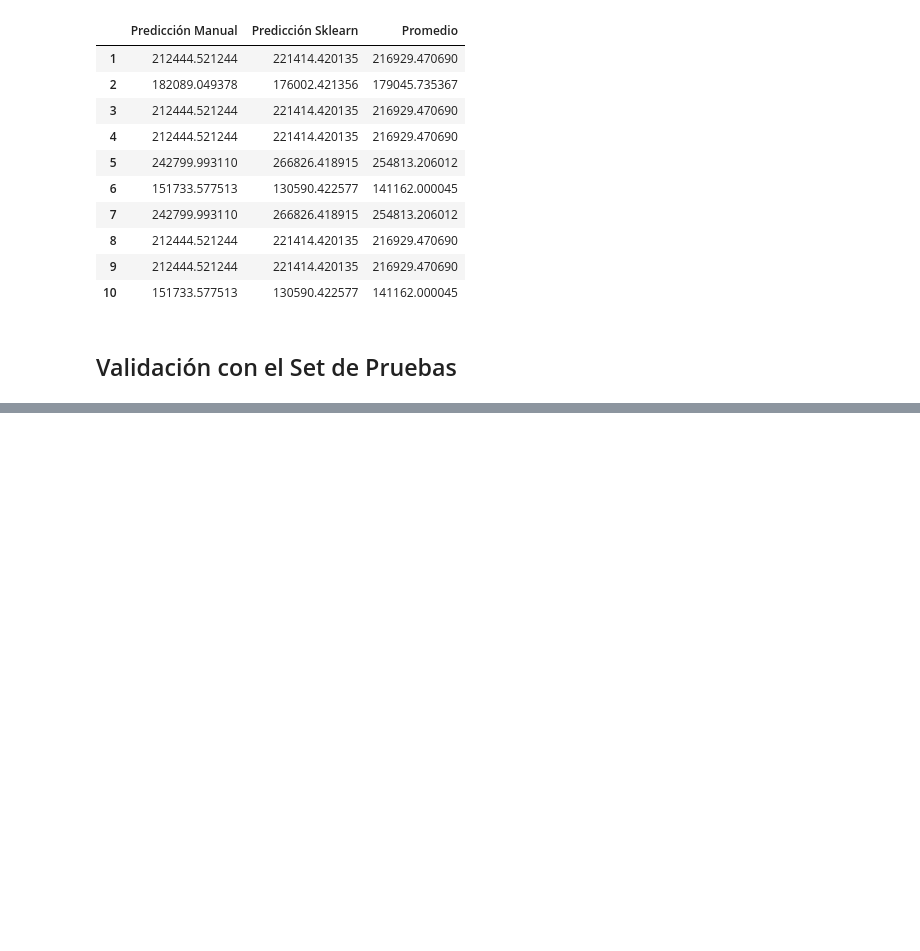
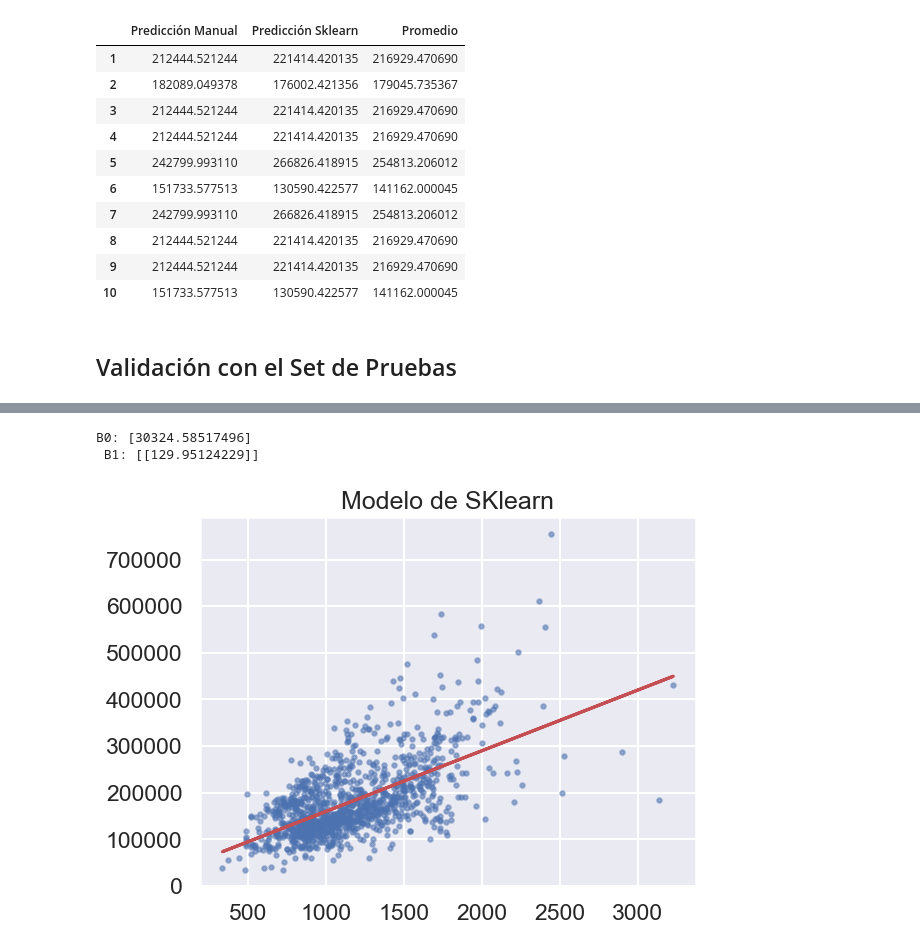
Before and after one commit to CarlosRisch/ProyectoRegresion, a Jupyter notebook: Proyecto1_RegresionLineal.ipynb, the cells around one changed output, grey strips where cells are left out. Drawn from its saved outputs; the diff is of its cells as text; code cells hidden in the pictures; blank space fills up the shorter version.

```diff
--- a/Proyecto1_RegresionLineal.ipynb
+++ b/Proyecto1_RegresionLineal.ipynb
@@ -519,0 +564,6 @@ mi_modelo.data_test(set_pruebas.loc[:, ['OverallQual']].to_numpy(),set_pruebas.l
+# %%
+_sklearn_2 = mi_modelo2.regresion_con_sklearn()
+# %% [output]
+B0: [30324.58517496]
+ B1: [[129.95124229]]
+[figure, added]
```
Also changed, not shown: parts of 8 cells of this notebook.
